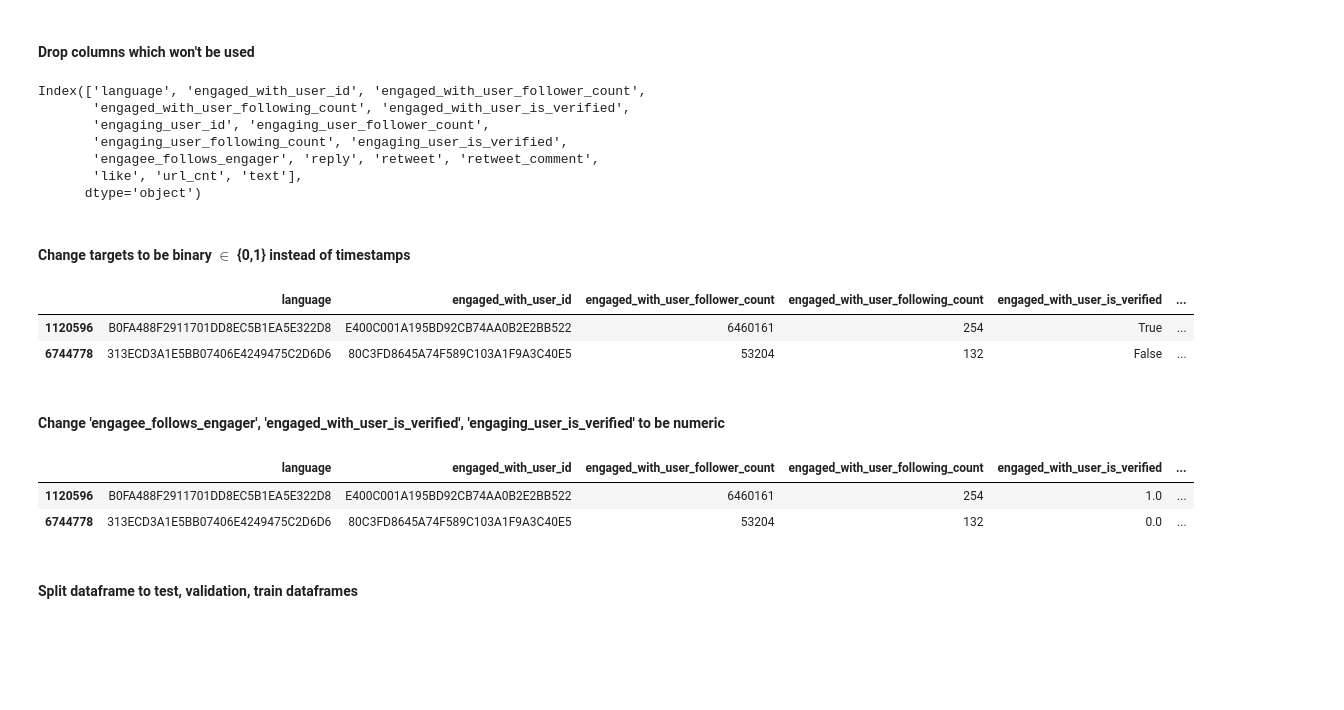
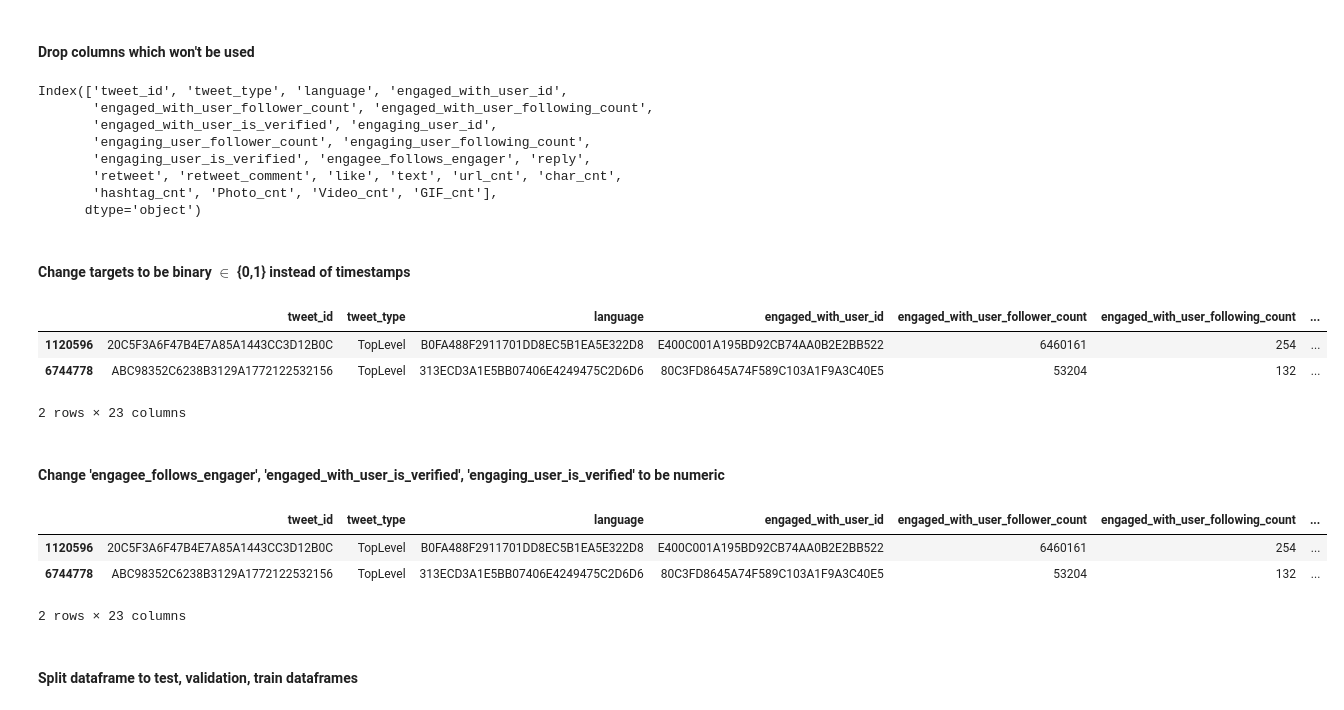
Before and after one commit to RostislavStoyanov/recsys, a Jupyter notebook: train.ipynb, the cells around one changed output. Drawn from its saved outputs; the diff is of its cells as text; code cells hidden in the pictures; blank space fills up the shorter version.

```diff
--- a/train.ipynb
+++ b/train.ipynb
@@ -227,0 +177,15 @@ new_df
+# %%
+def extract_hashtag_cnt_from_obj(hashtags):
+    if(not pd.isna(hashtags)):
+        return len(hashtags.split('\t'))
+
+    return 0
+
+def add_hashtag_cnt(df):
+    hashtag_cnt = df['hashtags'].map(lambda x: extract_hashtag_cnt_from_obj(x)).values
+    df.loc[:, 'hashtag_cnt'] = hashtag_cnt
+
+    return df
+
+new_df = add_hashtag_cnt(text_features_df)
+new_df.head()
@@ -227,0 +200,19 @@ new_df
+# %%
+def extract_media_cnt_tuple(media):
+    if(pd.isna(media)):
+        return (0,0,0)
+    counter = Counter(media.split('\t'))
+
+    return (counter['Photo'], counter['Video'], counter['GIF'])
+
+def add_media_cols(df):
+    media_counts = df['media'].map(lambda x: extract_media_cnt_tuple(x))
+    media_types = ['Photo_cnt', 'Video_cnt', 'GIF_cnt']
+
+    for i, col in enumerate(media_types):
+        df.loc[:, col] = media_counts.apply(lambda counts: counts[i])
+
+    return df
+
+new_df = add_media_cols(new_df)
+new_df.head()
@@ -228,33 +227,35 @@ new_df
 # %% [markdown]
 #### Drop columns which won't be used
 # %%
-orig_df.drop(['hashtags', 'tweet_id', 'media', 'links',
-              'domains', 'tweet_type', 'timestamp',
+new_df.drop(['hashtags', 'media', 'links',
+              'domains', 'timestamp',
               'engaging_user_account_creation' ,'engaged_with_user_account_creation'], axis=1, inplace=True)
-print(orig_df.columns)
+print(new_df.columns)
 # %% [output]
-Index(['language', 'engaged_with_user_id', 'engaged_with_user_follower_count',
-       'engaged_with_user_following_count', 'engaged_with_user_is_verified',
-       'engaging_user_id', 'engaging_user_follower_count',
-       'engaging_user_following_count', 'engaging_user_is_verified',
-       'engagee_follows_engager', 'reply', 'retweet', 'retweet_comment',
-       'like', 'url_cnt', 'text'],
+Index(['tweet_id', 'tweet_type', 'language', 'engaged_with_user_id',
+       'engaged_with_user_follower_count', 'engaged_with_user_following_count',
+       'engaged_with_user_is_verified', 'engaging_user_id',
+       'engaging_user_follower_count', 'engaging_user_following_count',
+       'engaging_user_is_verified', 'engagee_follows_engager', 'reply',
+       'retweet', 'retweet_comment', 'like', 'text', 'url_cnt', 'char_cnt',
+       'hashtag_cnt', 'Photo_cnt', 'Video_cnt', 'GIF_cnt'],
       dtype='object')
 # %% [markdown]
 #### Change targets to be binary $\in$ {0,1} instead of timestamps
 # %%
 def fix_target(df, col):
     df[col].fillna(0, inplace=True)
     df[col].mask(df[col]>0, 1, inplace=True)
 
 for col in target_features:
-    fix_target(orig_df, col)
+    fix_target(new_df, col)
 
-orig_df.head(2)
+new_df.head(2)
 # %% [output]
-|  | language | engaged_with_user_id | engaged_with_user_follower_count | engaged_with_user_following_count | engaged_with_user_is_verified | ... |
-| 1120596 | B0FA488F2911701DD8EC5B1EA5E322D8 | E400C001A195BD92CB74AA0B2E2BB522 | 6460161 | 254 | True | ... |
-| 6744778 | 313ECD3A1E5BB07406E4249475C2D6D6 | 80C3FD8645A74F589C103A1F9A3C40E5 | 53204 | 132 | False | ... |
+|  | tweet_id | tweet_type | language | engaged_with_user_id | engaged_with_user_follower_count | engaged_with_user_following_count | ... |
+| 1120596 | 20C5F3A6F47B4E7A85A1443CC3D12B0C | TopLevel | B0FA488F2911701DD8EC5B1EA5E322D8 | E400C001A195BD92CB74AA0B2E2BB522 | 6460161 | 254 | ... |
+| 6744778 | ABC98352C6238B3129A1772122532156 | TopLevel | 313ECD3A1E5BB07406E4249475C2D6D6 | 80C3FD8645A74F589C103A1F9A3C40E5 | 53204 | 132 | ... |
+2 rows × 23 columns
 # %% [markdown]
 #### Change 'engagee_follows_engager', 'engaged_with_user_is_verified', 'engaging_user_is_verified' to be numeric
 # %%
@@ -262,13 +263,14 @@ def replace_boolean_numeric(df, column):
     df[column].replace({True: 1.0, False: 0.0}, inplace=True)
 
 for col in ['engagee_follows_engager', 'engaged_with_user_is_verified', 'engaging_user_is_verified']:
-    replace_boolean_numeric(orig_df, col)
+    replace_boolean_numeric(new_df, col)
 
-orig_df.head(2)
+new_df.head(2)
 # %% [output]
-|  | language | engaged_with_user_id | engaged_with_user_follower_count | engaged_with_user_following_count | engaged_with_user_is_verified | ... |
-| 1120596 | B0FA488F2911701DD8EC5B1EA5E322D8 | E400C001A195BD92CB74AA0B2E2BB522 | 6460161 | 254 | 1.0 | ... |
-| 6744778 | 313ECD3A1E5BB07406E4249475C2D6D6 | 80C3FD8645A74F589C103A1F9A3C40E5 | 53204 | 132 | 0.0 | ... |
+|  | tweet_id | tweet_type | language | engaged_with_user_id | engaged_with_user_follower_count | engaged_with_user_following_count | ... |
+| 1120596 | 20C5F3A6F47B4E7A85A1443CC3D12B0C | TopLevel | B0FA488F2911701DD8EC5B1EA5E322D8 | E400C001A195BD92CB74AA0B2E2BB522 | 6460161 | 254 | ... |
+| 6744778 | ABC98352C6238B3129A1772122532156 | TopLevel | 313ECD3A1E5BB07406E4249475C2D6D6 | 80C3FD8645A74F589C103A1F9A3C40E5 | 53204 | 132 | ... |
+2 rows × 23 columns
 # %% [markdown]
 #### Split dataframe to test, validation, train dataframes
 # %%
```
Also changed, not shown: parts of 37 cells of this notebook, 10 other files.
